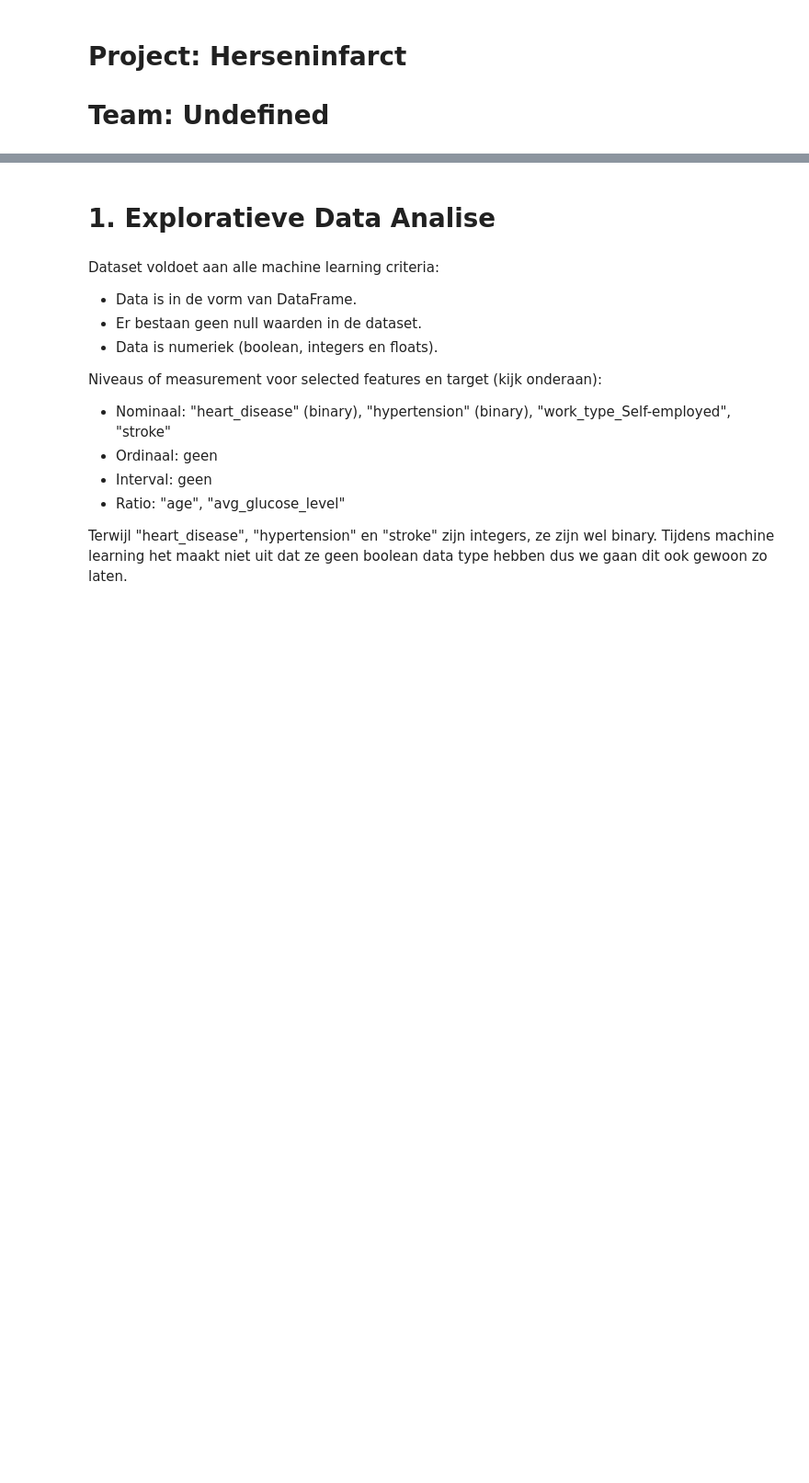
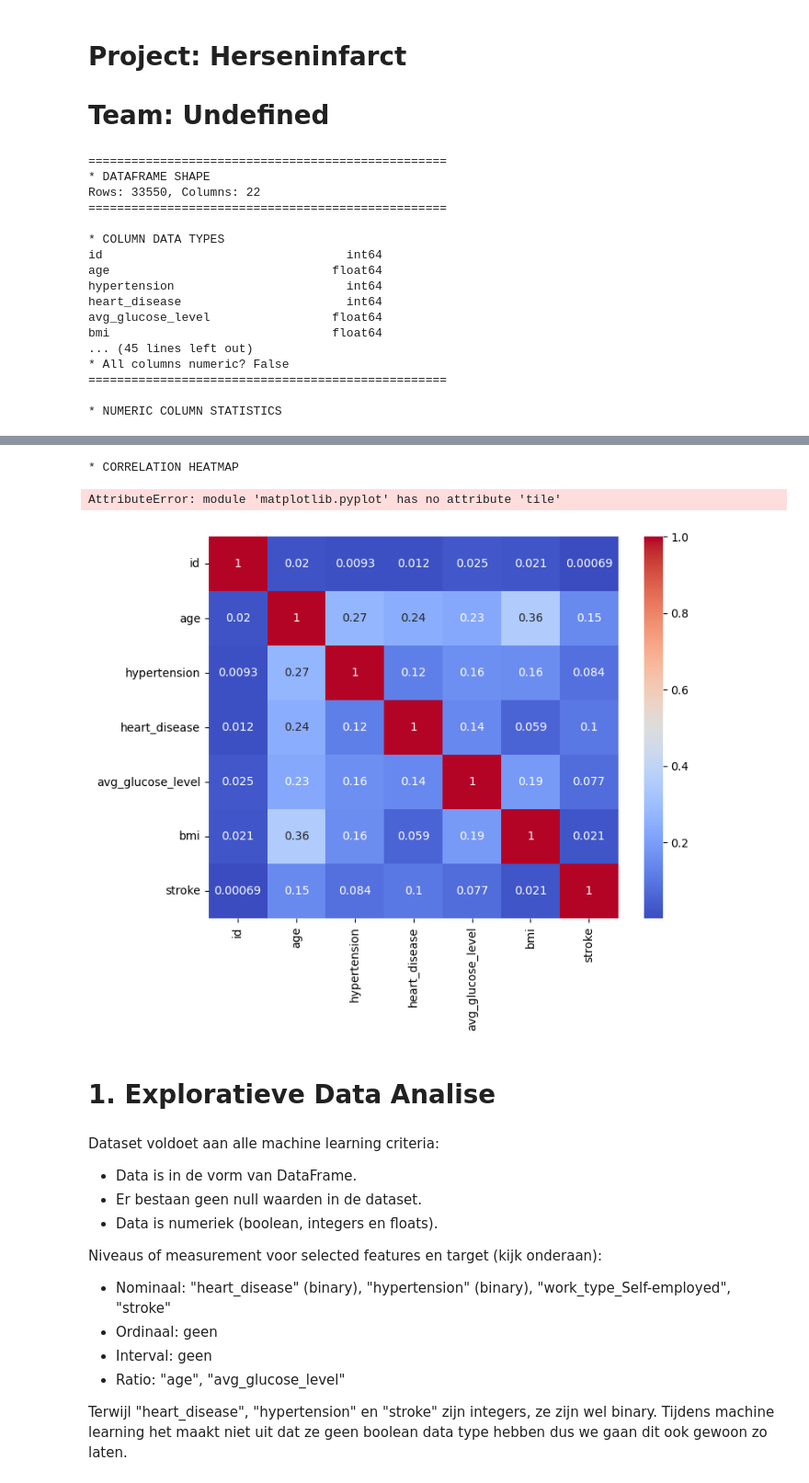
Before and after one commit to 24087068/herseninfarct_ml, a Jupyter notebook: main.ipynb, the cells around one changed output, grey strips where cells are left out. Shown: that part at 92% size. Saved outputs shown, nothing was run; the diff lists cells and outputs as text; code cells hidden in the pictures; blank space fills up the shorter version.

```diff
--- a/main.ipynb
+++ b/main.ipynb
@@ -23,3 +23,23 @@ df_train = pd.read_csv("data/train.csv")
 df_test = pd.read_csv("data/test.csv")
 df_example = pd.read_csv("data/sample_submission.csv")
 df_submission = pd.DataFrame(columns=["id", "stroke"])
+# %%
+eda.eda_sum(df_train)
+# %% [output]
+==================================================
+* DATAFRAME SHAPE
+Rows: 33550, Columns: 22
+==================================================
+
+* COLUMN DATA TYPES
+id                                  int64
+age                               float64
+hypertension                        int64
+heart_disease                       int64
+avg_glucose_level                 float64
+bmi                               float64
+... (45 lines left out)
+* All columns numeric? False
+==================================================
+
+* NUMERIC COLUMN STATISTICS
@@ -26,3 +55,6 @@ df_submission = pd.DataFrame(columns=["id", "stroke"])
+* CORRELATION HEATMAP
+AttributeError: module 'matplotlib.pyplot' has no attribute 'tile'
+[figure, added]
 # %% [markdown]
 # 1. Exploratieve Data Analise
 # %% [markdown]
```
Also changed, not shown: parts of 1 cell of this notebook.
